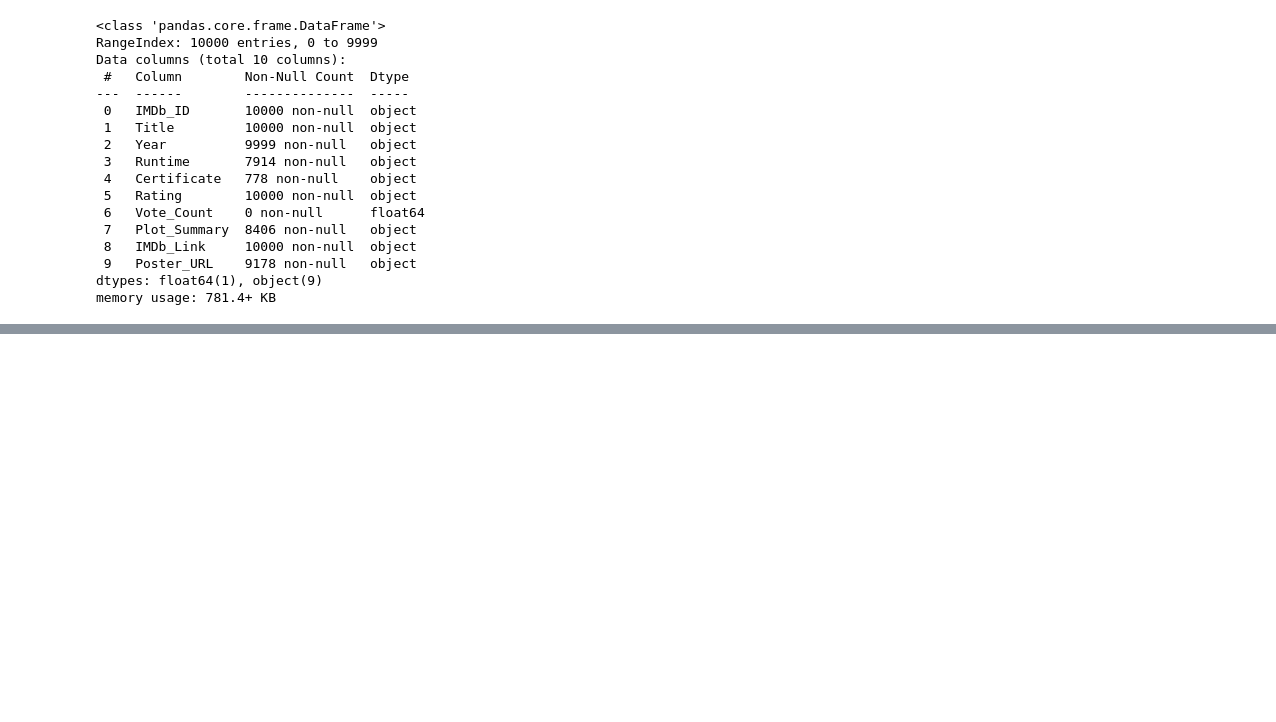
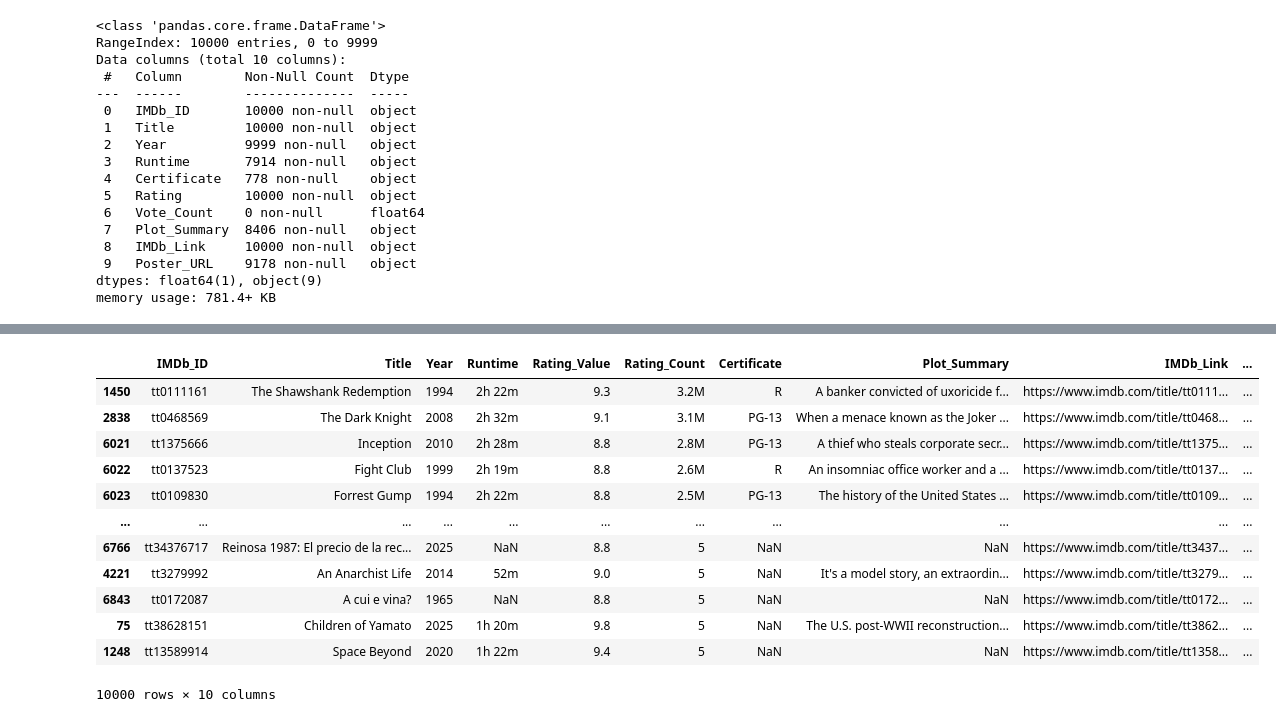
Before and after one commit to sankajithdjinasena/Web_Scraping, a Jupyter notebook: imdb_movies.ipynb, the cells around one changed output, grey strips where cells are left out. Saved outputs shown, nothing was run; the diff lists cells and outputs as text; code cells hidden in the pictures; blank space fills up the shorter version.

```diff
--- a/imdb_movies.ipynb
+++ b/imdb_movies.ipynb
@@ -171,0 +210,17 @@ df.tail()
+# %%
+# 1. Extract the rating and the count from the brackets
+df[['Rating_Value', 'Count']] = df['Rating'].str.extract(r'([\d.]+)\s\((.*)\)')
+
+# 2. Clean the 'Count' column:
+# Handle 'K' (e3) and 'M' (e6), remove commas if any, and convert to float
+df['Count_Numeric'] = (
+    df['Count']
+    .replace({'K': 'e3', 'M': 'e6', ',': ''}, regex=True)
+    .astype(float)
+)
+
+# 3. Sort the DataFrame by the numeric count (e.g., descending order)
+df_sorted = df.sort_values(by='Count_Numeric', ascending=False)
+
+# Optional: Convert Rating_Value to float for proper numeric sorting/math
+df_sorted['Rating_Value'] = df_sorted['Rating_Value'].astype(float)
@@ -171,0 +254,2 @@ df.tail()
+# %%
+df_sorted.drop(columns=["Rating","Count_Numeric"], inplace=True)
@@ -171,0 +265,2 @@ df.tail()
+# %%
+df_sorted = df_sorted[["IMDb_ID","Title","Year","Runtime","Rating_Value","Count","Certificate","Plot_Summary","IMDb_Link","Poster_URL"]]
@@ -171,0 +276,18 @@ df.tail()
+# %%
+df_sorted.rename(columns={"Count":"Rating_Count"}, inplace=True)
+# %%
+df_sorted
+# %% [output]
+|  | IMDb_ID | Title | Year | Runtime | Rating_Value | Rating_Count | Certificate | Plot_Summary | IMDb_Link | ... |
+| 1450 | tt0111161 | The Shawshank Redemption | 1994 | 2h 22m | 9.3 | 3.2M | R | A banker convicted of uxoricide f... | https://www.imdb.com/title/tt0111... | ... |
+| 2838 | tt0468569 | The Dark Knight | 2008 | 2h 32m | 9.1 | 3.1M | PG-13 | When a menace known as the Joker ... | https://www.imdb.com/title/tt0468... | ... |
+| 6021 | tt1375666 | Inception | 2010 | 2h 28m | 8.8 | 2.8M | PG-13 | A thief who steals corporate secr... | https://www.imdb.com/title/tt1375... | ... |
+| 6022 | tt0137523 | Fight Club | 1999 | 2h 19m | 8.8 | 2.6M | R | An insomniac office worker and a ... | https://www.imdb.com/title/tt0137... | ... |
+| 6023 | tt0109830 | Forrest Gump | 1994 | 2h 22m | 8.8 | 2.5M | PG-13 | The history of the United States ... | https://www.imdb.com/title/tt0109... | ... |
+| ... | ... | ... | ... | ... | ... | ... | ... | ... | ... | ... |
+| 6766 | tt34376717 | Reinosa 1987: El precio de la rec... | 2025 | NaN | 8.8 | 5 | NaN | NaN | https://www.imdb.com/title/tt3437... | ... |
+| 4221 | tt3279992 | An Anarchist Life | 2014 | 52m | 9.0 | 5 | NaN | It's a model story, an extraordin... | https://www.imdb.com/title/tt3279... | ... |
+| 6843 | tt0172087 | A cui e vina? | 1965 | NaN | 8.8 | 5 | NaN | NaN | https://www.imdb.com/title/tt0172... | ... |
+| 75 | tt38628151 | Children of Yamato | 2025 | 1h 20m | 9.8 | 5 | NaN | The U.S. post-WWII reconstruction... | https://www.imdb.com/title/tt3862... | ... |
+| 1248 | tt13589914 | Space Beyond | 2020 | 1h 22m | 9.4 | 5 | NaN | NaN | https://www.imdb.com/title/tt1358... | ... |
+10000 rows × 10 columns
```
Also changed, not shown: parts of 9 cells of this notebook, 2 other files.
